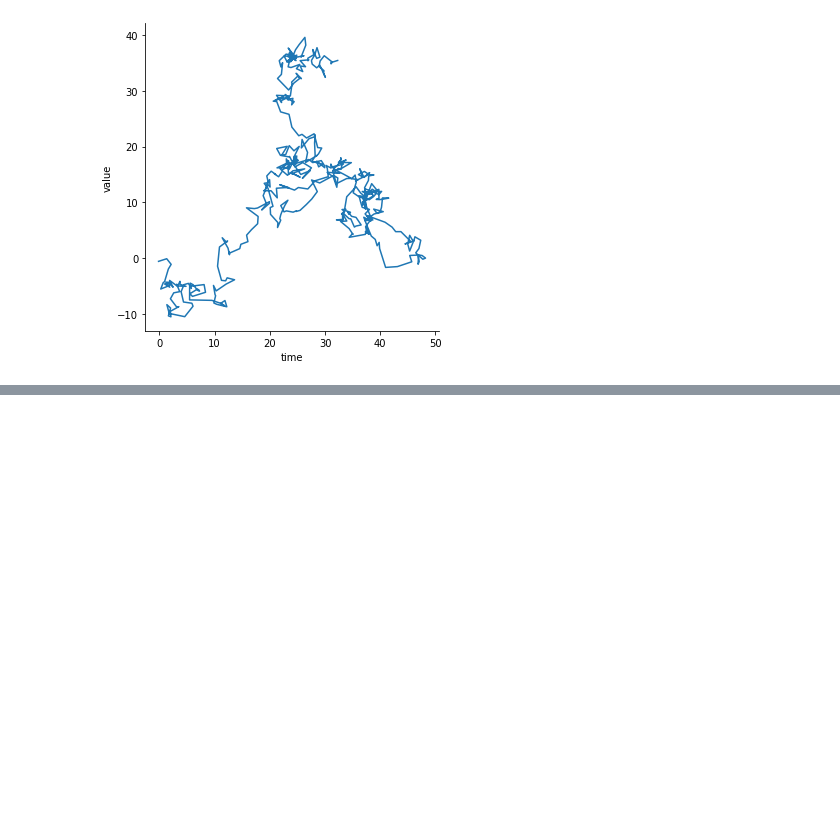
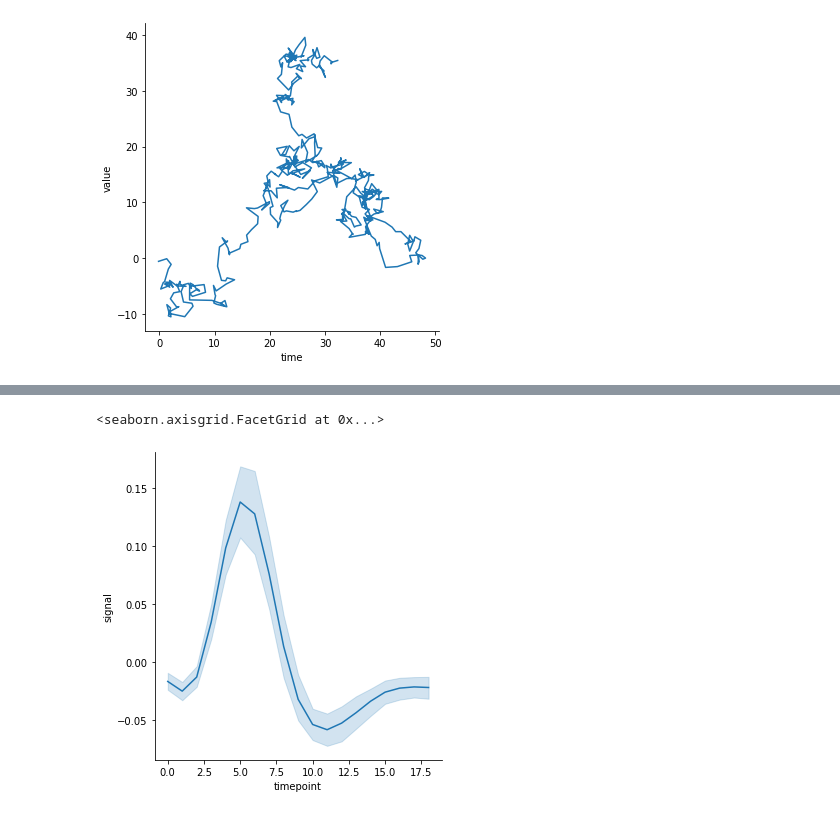
Before and after one commit to Demid-demid/Data-Visualisation, a Jupyter notebook: Line_plots.ipynb, the cells around one changed output, grey strips where cells are left out. Drawn from its saved outputs; the diff is of its cells as text; code cells hidden in the pictures; blank space fills up the shorter version.

```diff
--- a/Line_plots.ipynb
+++ b/Line_plots.ipynb
@@ -29,3 +30,6 @@ sb.relplot(x="time", y="value", kind = "line", data = df, sort= False)
 # %% [output]
 <seaborn.axisgrid.FacetGrid at 0x...>
 [figure]
+# %%
+fmri = sb.load_dataset("fmri")
+fmri.head()
@@ -31,0 +43,7 @@ sb.relplot(x="time", y="value", kind = "line", data = df, sort= False)
+# %%
+sb.relplot(x= "timepoint", y= "signal", kind= "line", data= fmri)
+#The shady line is 95% of confidence, means that in 95% the signal is between this lines
+#ci = False to  cancel this line
+# %% [output]
+<seaborn.axisgrid.FacetGrid at 0x...>
+[figure, added]
```
Also changed, not shown: parts of 4 cells of this notebook.
